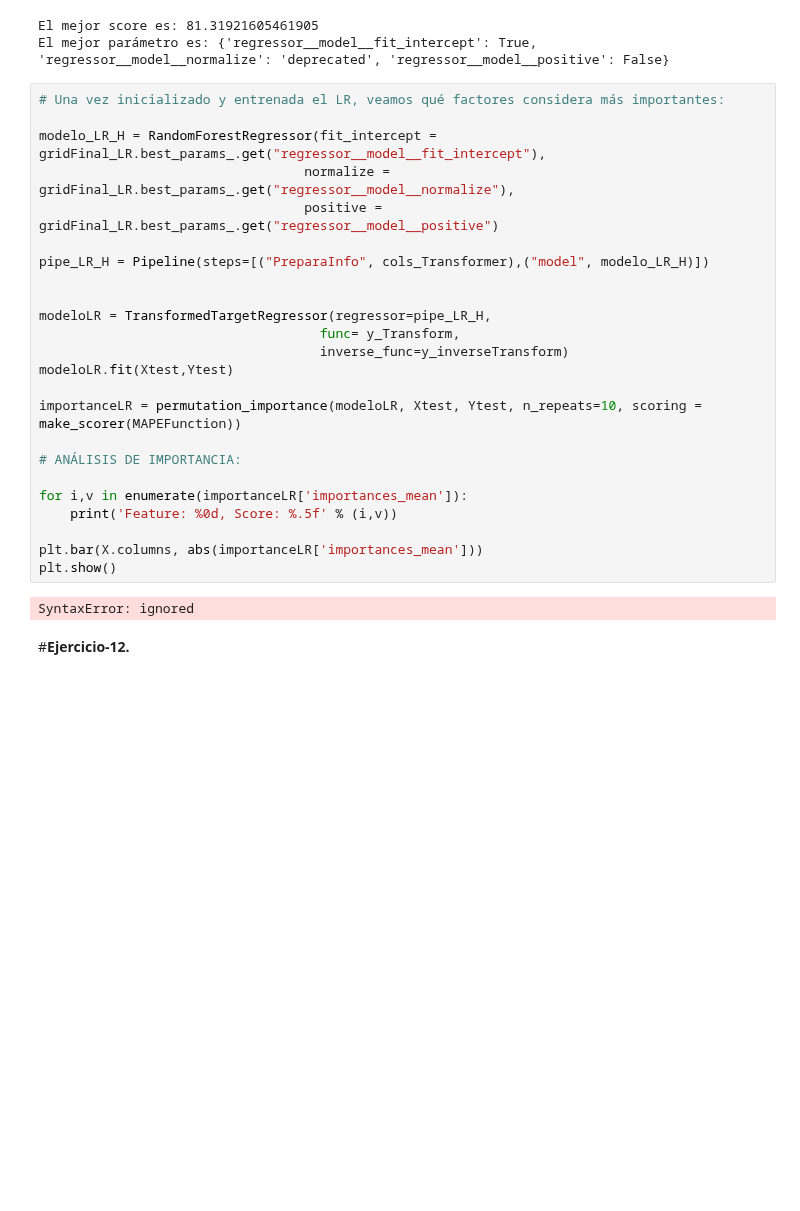
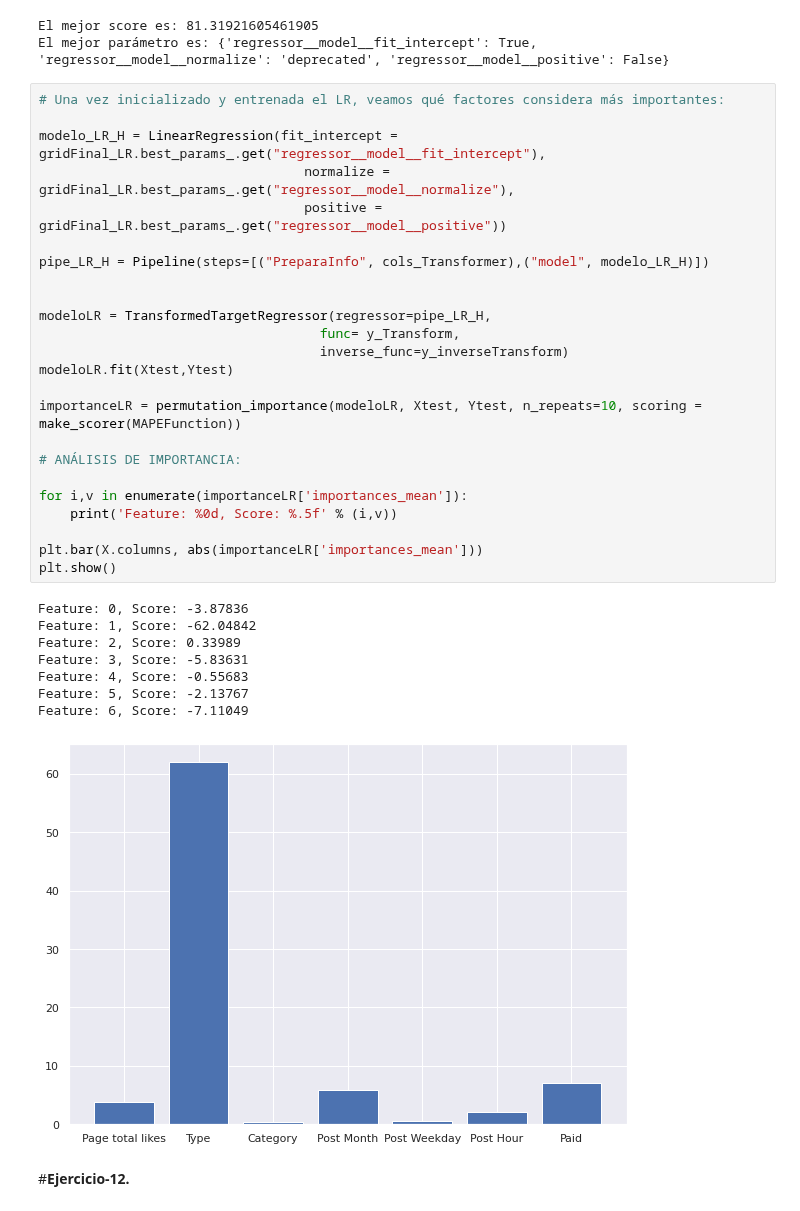
Before and after one commit to LH-1169213/Equipo3, a Jupyter notebook: Redneuronal_Equipo3.ipynb, the cells around one changed output. Saved outputs shown, nothing was run; the diff lists cells and outputs as text; blank space fills up the shorter version.

```diff
--- a/Redneuronal_Equipo3.ipynb
+++ b/Redneuronal_Equipo3.ipynb
@@ -812,29 +812,36 @@ El mejor parámetro es: {'regressor__model__fit_intercept': True, 'regressor__mo
 # %%
 # Una vez inicializado y entrenada el LR, veamos qué factores considera más importantes:
 
-modelo_LR_H = RandomForestRegressor(fit_intercept = gridFinal_LR.best_params_.get("regressor__model__fit_intercept"),
+modelo_LR_H = LinearRegression(fit_intercept = gridFinal_LR.best_params_.get("regressor__model__fit_intercept"),
                                   normalize = gridFinal_LR.best_params_.get("regressor__model__normalize"),
-                                  positive = gridFinal_LR.best_params_.get("regressor__model__positive")
+                                  positive = gridFinal_LR.best_params_.get("regressor__model__positive"))
 
 pipe_LR_H = Pipeline(steps=[("PreparaInfo", cols_Transformer),("model", modelo_LR_H)])
 
 
 modeloLR = TransformedTargetRegressor(regressor=pipe_LR_H,
                                     func= y_Transform,
                                     inverse_func=y_inverseTransform)
 modeloLR.fit(Xtest,Ytest)
 
 importanceLR = permutation_importance(modeloLR, Xtest, Ytest, n_repeats=10, scoring = make_scorer(MAPEFunction))
 
 # ANÁLISIS DE IMPORTANCIA:
 
 for i,v in enumerate(importanceLR['importances_mean']):
 	print('Feature: %0d, Score: %.5f' % (i,v))
 
 plt.bar(X.columns, abs(importanceLR['importances_mean']))
 plt.show()
 # %% [output]
-SyntaxError: ignored
+Feature: 0, Score: -3.87836
+Feature: 1, Score: -62.04842
+Feature: 2, Score: 0.33989
+Feature: 3, Score: -5.83631
+Feature: 4, Score: -0.55683
+Feature: 5, Score: -2.13767
+Feature: 6, Score: -7.11049
+[figure, added]
 # %% [markdown]
 #**Ejercicio-12.**
 # %% [markdown]
```
Also changed, not shown: parts of 6 cells of this notebook.
